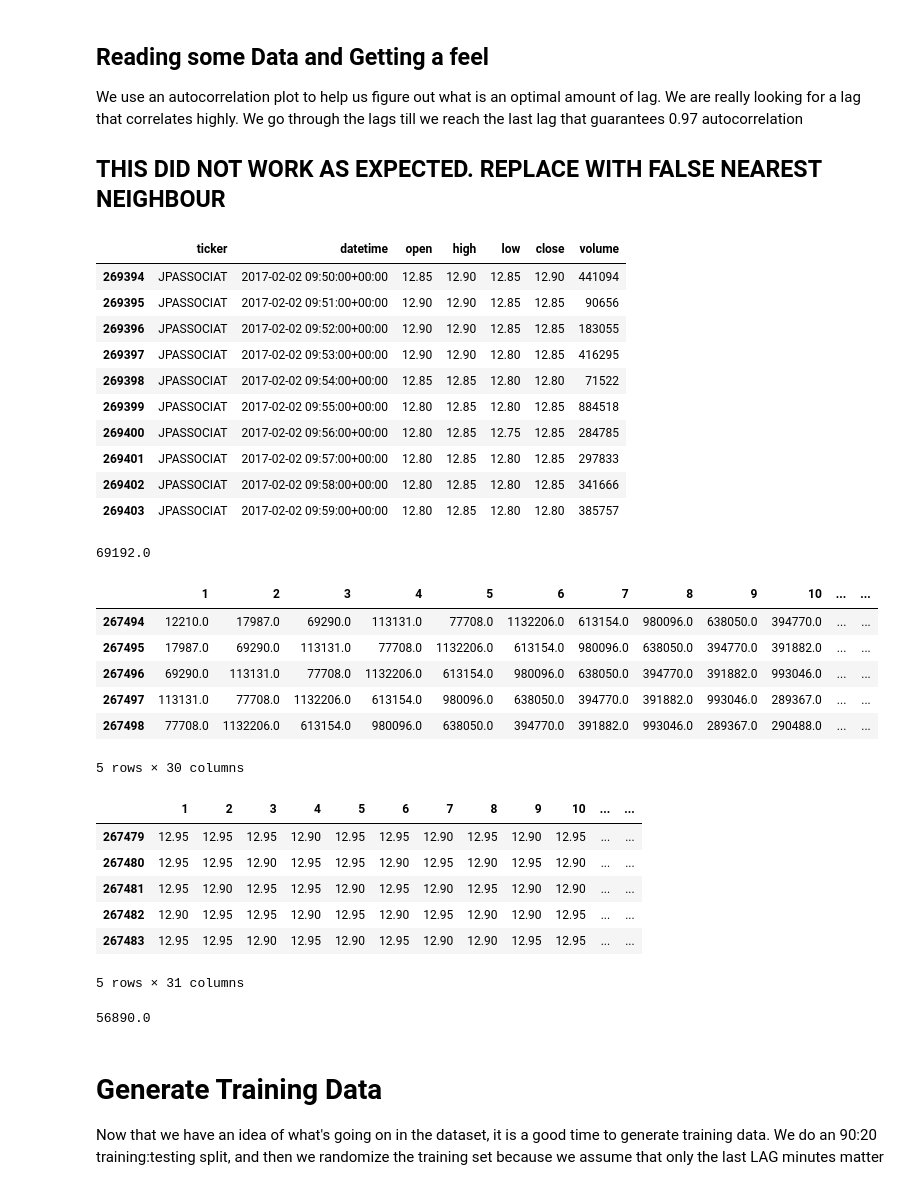
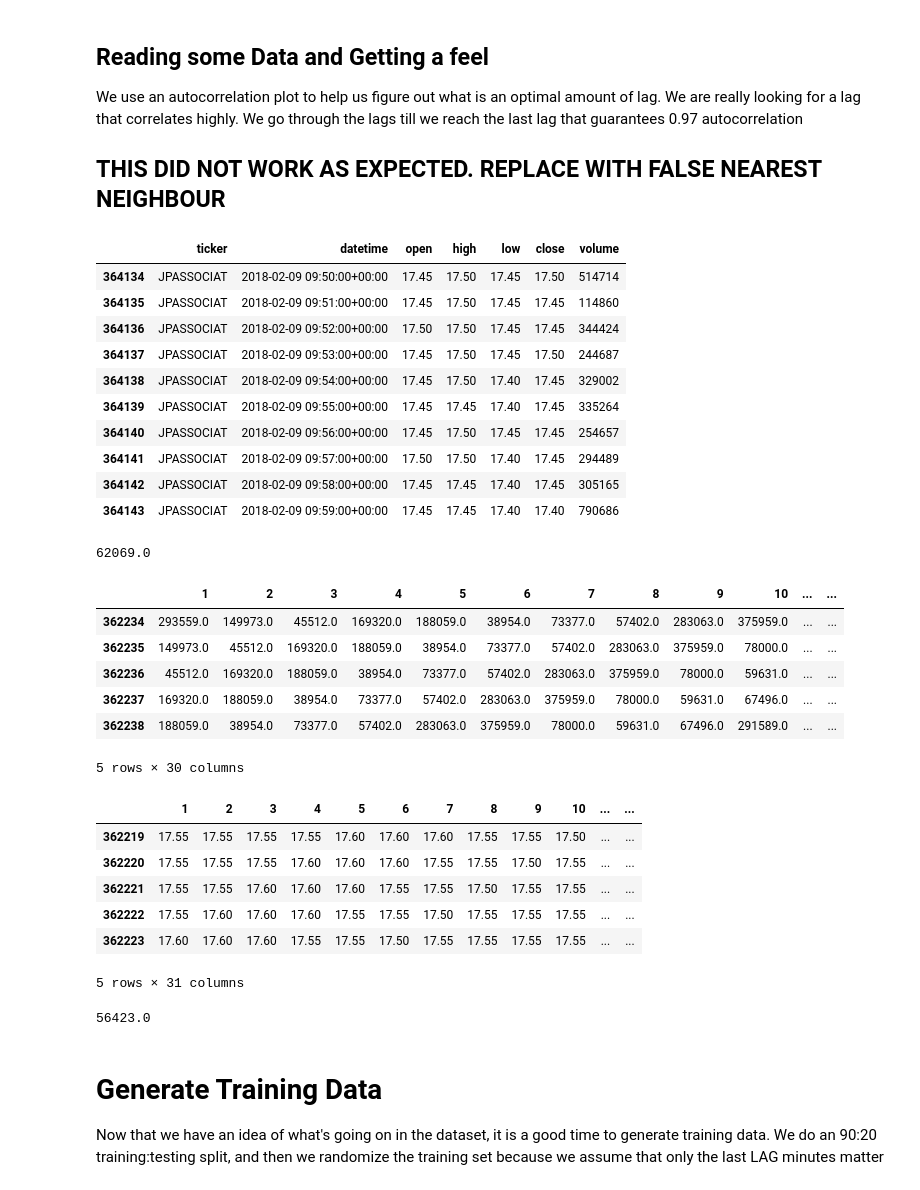
Before and after one commit to s2c/MetaAlgo, a Jupyter notebook: TradingSystemV3.ipynb, the cells around one changed output. Cells and saved outputs as stored; diff of their text form; code cells hidden in the pictures.

```diff
--- a/TradingSystemV3.ipynb
+++ b/TradingSystemV3.ipynb
@@ -59,7 +62,7 @@ query = "SELECT * FROM histdata WHERE ticker = 'JPASSOCIAT' ORDER BY datetime AS
 dat = pd.read_sql(query,engine)
 utc = pytz.UTC
 startDate = utc.localize(dt.datetime(2014,3,8))
-endDate = utc.localize(dt.datetime(2017,2,3))
+endDate = utc.localize(dt.datetime(2018,2,10))
 backTestStart = endDate
 backTestEnd = endDate + dt.timedelta(days=7*4*10)
 res = dat[(dat['datetime'] > startDate) & (dat['datetime'] < endDate)]
@@ -85,36 +88,36 @@ We use an autocorrelation plot to help us figure out what is an optimal amount o
 # %%
 # # Setup Parameters
 dataInit = res # Read the stock price data. This is 1 minute data
 data = dataInit['close'] # extract the 'close' column as a Pandas series
 # plt.figure()
 # pd.tools.plotting.lag_plot(data) # Lag plot to check randomness
 # plt.figure()
 # pd.tools.plotting.autocorrelation_plot(data) # Auto correlation plot to check if series is autocorrelated at all
 
 # # Find the right lag manually
 # targetCorr = 0.99 # autocorrelation we want
 # lag = findLag(data,targetCorr,True) # Lag that is indicative
 # if lag == 99: #if lag is 99 then we can just use any number above it as autocorrelation is guaranteed.
 #     lag = 120 #nice round 2  hour intervals
 # print(lag)
 lag = 30
 lookahead = 15
-flat = 0.1
+flat = 0.15
 series = timeseriesLagged(data,lag + lookahead-1) # Generate the lagged series
 vols = timeseriesLagged(vol,lag-1)
 res.tail(10)
 # %% [output]
 |  | ticker | datetime | open | high | low | close | volume |
-| 269394 | JPASSOCIAT | 2017-02-02 09:50:00+00:00 | 12.85 | 12.90 | 12.85 | 12.90 | 441094 |
-| 269395 | JPASSOCIAT | 2017-02-02 09:51:00+00:00 | 12.90 | 12.90 | 12.85 | 12.85 | 90656 |
-| 269396 | JPASSOCIAT | 2017-02-02 09:52:00+00:00 | 12.90 | 12.90 | 12.85 | 12.85 | 183055 |
-| 269397 | JPASSOCIAT | 2017-02-02 09:53:00+00:00 | 12.90 | 12.90 | 12.80 | 12.85 | 416295 |
-| 269398 | JPASSOCIAT | 2017-02-02 09:54:00+00:00 | 12.85 | 12.85 | 12.80 | 12.80 | 71522 |
-| 269399 | JPASSOCIAT | 2017-02-02 09:55:00+00:00 | 12.80 | 12.85 | 12.80 | 12.85 | 884518 |
-| 269400 | JPASSOCIAT | 2017-02-02 09:56:00+00:00 | 12.80 | 12.85 | 12.75 | 12.85 | 284785 |
-| 269401 | JPASSOCIAT | 2017-02-02 09:57:00+00:00 | 12.80 | 12.85 | 12.80 | 12.85 | 297833 |
-| 269402 | JPASSOCIAT | 2017-02-02 09:58:00+00:00 | 12.80 | 12.85 | 12.80 | 12.85 | 341666 |
-| 269403 | JPASSOCIAT | 2017-02-02 09:59:00+00:00 | 12.80 | 12.85 | 12.80 | 12.80 | 385757 |
+| 364134 | JPASSOCIAT | 2018-02-09 09:50:00+00:00 | 17.45 | 17.50 | 17.45 | 17.50 | 514714 |
+| 364135 | JPASSOCIAT | 2018-02-09 09:51:00+00:00 | 17.45 | 17.50 | 17.45 | 17.45 | 114860 |
+| 364136 | JPASSOCIAT | 2018-02-09 09:52:00+00:00 | 17.50 | 17.50 | 17.45 | 17.45 | 344424 |
+| 364137 | JPASSOCIAT | 2018-02-09 09:53:00+00:00 | 17.45 | 17.50 | 17.45 | 17.50 | 244687 |
+| 364138 | JPASSOCIAT | 2018-02-09 09:54:00+00:00 | 17.45 | 17.50 | 17.40 | 17.45 | 329002 |
+| 364139 | JPASSOCIAT | 2018-02-09 09:55:00+00:00 | 17.45 | 17.45 | 17.40 | 17.45 | 335264 |
+| 364140 | JPASSOCIAT | 2018-02-09 09:56:00+00:00 | 17.45 | 17.50 | 17.45 | 17.45 | 254657 |
+| 364141 | JPASSOCIAT | 2018-02-09 09:57:00+00:00 | 17.50 | 17.50 | 17.40 | 17.45 | 294489 |
+| 364142 | JPASSOCIAT | 2018-02-09 09:58:00+00:00 | 17.45 | 17.45 | 17.40 | 17.45 | 305165 |
+| 364143 | JPASSOCIAT | 2018-02-09 09:59:00+00:00 | 17.45 | 17.45 | 17.40 | 17.40 | 790686 |
 # %%
 # Create binary series where 0 = hold and 1 = buy
 
@@ -124,26 +127,26 @@ change = buySeries.iloc[:,-1]== -1 # convert to binary
 buySeries.loc[change,str(lag+1)]=0 # convert to binary
 buySeries[str(lag+1)].sum()
 # %% [output]
-69192.0
+62069.0
 # %%
 vols.tail(5)
 # %% [output]
 |  | 1 | 2 | 3 | 4 | 5 | 6 | 7 | 8 | 9 | 10 | ... | ... |
-| 267494 | 12210.0 | 17987.0 | 69290.0 | 113131.0 | 77708.0 | 1132206.0 | 613154.0 | 980096.0 | 638050.0 | 394770.0 | ... | ... |
-| 267495 | 17987.0 | 69290.0 | 113131.0 | 77708.0 | 1132206.0 | 613154.0 | 980096.0 | 638050.0 | 394770.0 | 391882.0 | ... | ... |
-| 267496 | 69290.0 | 113131.0 | 77708.0 | 1132206.0 | 613154.0 | 980096.0 | 638050.0 | 394770.0 | 391882.0 | 993046.0 | ... | ... |
-| 267497 | 113131.0 | 77708.0 | 1132206.0 | 613154.0 | 980096.0 | 638050.0 | 394770.0 | 391882.0 | 993046.0 | 289367.0 | ... | ... |
-| 267498 | 77708.0 | 1132206.0 | 613154.0 | 980096.0 | 638050.0 | 394770.0 | 391882.0 | 993046.0 | 289367.0 | 290488.0 | ... | ... |
+| 362234 | 293559.0 | 149973.0 | 45512.0 | 169320.0 | 188059.0 | 38954.0 | 73377.0 | 57402.0 | 283063.0 | 375959.0 | ... | ... |
+| 362235 | 149973.0 | 45512.0 | 169320.0 | 188059.0 | 38954.0 | 73377.0 | 57402.0 | 283063.0 | 375959.0 | 78000.0 | ... | ... |
+| 362236 | 45512.0 | 169320.0 | 188059.0 | 38954.0 | 73377.0 | 57402.0 | 283063.0 | 375959.0 | 78000.0 | 59631.0 | ... | ... |
+| 362237 | 169320.0 | 188059.0 | 38954.0 | 73377.0 | 57402.0 | 283063.0 | 375959.0 | 78000.0 | 59631.0 | 67496.0 | ... | ... |
+| 362238 | 188059.0 | 38954.0 | 73377.0 | 57402.0 | 283063.0 | 375959.0 | 78000.0 | 59631.0 | 67496.0 | 291589.0 | ... | ... |
 5 rows × 30 columns
 # %%
 buySeries.tail(5)
 # %% [output]
 |  | 1 | 2 | 3 | 4 | 5 | 6 | 7 | 8 | 9 | 10 | ... | ... |
-| 267479 | 12.95 | 12.95 | 12.95 | 12.90 | 12.95 | 12.95 | 12.90 | 12.95 | 12.90 | 12.95 | ... | ... |
-| 267480 | 12.95 | 12.95 | 12.90 | 12.95 | 12.95 | 12.90 | 12.95 | 12.90 | 12.95 | 12.90 | ... | ... |
-| 267481 | 12.95 | 12.90 | 12.95 | 12.95 | 12.90 | 12.95 | 12.90 | 12.95 | 12.90 | 12.90 | ... | ... |
-| 267482 | 12.90 | 12.95 | 12.95 | 12.90 | 12.95 | 12.90 | 12.95 | 12.90 | 12.90 | 12.95 | ... | ... |
-| 267483 | 12.95 | 12.95 | 12.90 | 12.95 | 12.90 | 12.95 | 12.90 | 12.90 | 12.95 | 12.95 | ... | ... |
+| 362219 | 17.55 | 17.55 | 17.55 | 17.55 | 17.60 | 17.60 | 17.60 | 17.55 | 17.55 | 17.50 | ... | ... |
+| 362220 | 17.55 | 17.55 | 17.55 | 17.60 | 17.60 | 17.60 | 17.55 | 17.55 | 17.50 | 17.55 | ... | ... |
+| 362221 | 17.55 | 17.55 | 17.60 | 17.60 | 17.60 | 17.55 | 17.55 | 17.50 | 17.55 | 17.55 | ... | ... |
+| 362222 | 17.55 | 17.60 | 17.60 | 17.60 | 17.55 | 17.55 | 17.50 | 17.55 | 17.55 | 17.55 | ... | ... |
+| 362223 | 17.60 | 17.60 | 17.60 | 17.55 | 17.55 | 17.50 | 17.55 | 17.55 | 17.55 | 17.55 | ... | ... |
 5 rows × 31 columns
 # %%
 # Create binary series where 0 = hold and 1 = sell
@@ -154,7 +157,7 @@ change = sellSeries.iloc[:,-1]== -1 # find -1 and conver to 1s
 sellSeries.loc[change,str(lag+1)]= 1 # convert to
 sellSeries[str(lag+1)].sum()
 # %% [output]
-56890.0
+56423.0
 # %% [markdown]
 # Generate Training Data
 
```
Also changed, not shown: parts of 12 cells of this notebook, 7 other files.
